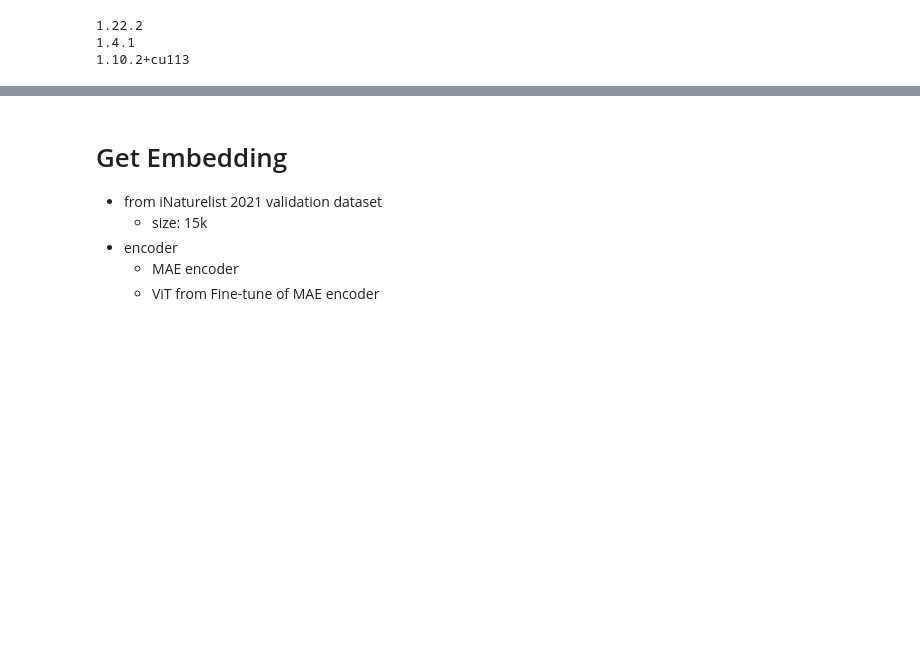
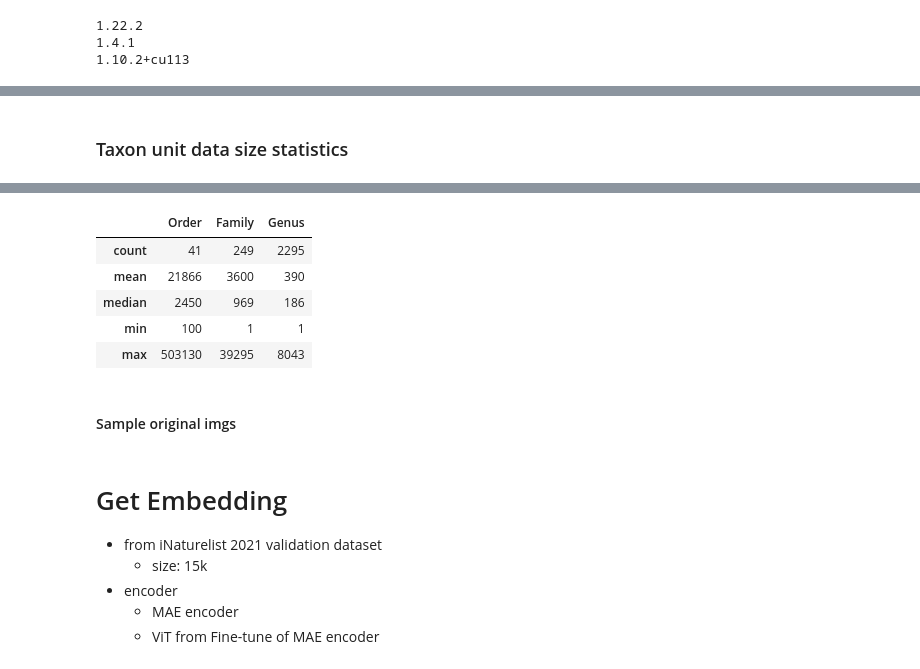
Before and after one commit to YunghuiHsu/ebird_project, a Jupyter notebook: mae/visual_mae.ipynb, the cells around one changed output, grey strips where cells are left out. Saved outputs shown, nothing was run; the diff lists cells and outputs as text; code cells hidden in the pictures; blank space fills up the shorter version.

```diff
--- a/mae/visual_mae.ipynb
+++ b/mae/visual_mae.ipynb
@@ -50,0 +83,30 @@ path_embeddings.mkdir(exist_ok=True, parents=True)
+# %%
+%%time
+
+df_meta =  pd.read_csv(meta_data, index_col=0 )
+# Establish sp_id
+if data_src == 'eBirdTop100':
+    col_obj2cat = ['Format', 'Accessory', 'Asset_State', 'isInternalUser', 'mediaDownloadUrl', 'Playback', 'Microphone', 'Recorder', 'Taxon_Category',
+                   'Age/Sex', 'Asset_Tags', 'Order', 'Behaviors', 'Country', 'Parent_Dir', 'Family', 'Background_Species', 'Genus', 'State', 'County']
+    for col in col_obj2cat :
+        df_meta[col] =  df_meta[col].astype('category')
+
+    col_label = ['Label']
+    col_basic = ['ML_Catalog_Number', 'Dir_FName']
+    col_file = ['Dir_FName', 'Parent_Dir', 'Sci_N']
+    col_taxon = ['Order', 'Family', 'Genus', 'SCI_NAME_2021', 'Sci_Name', 'Parent_Species', 'Taxon_Category']
+    col_geo = ['Country', 'Latitude', 'Longitude']
+    col_time = ['Year', 'Month', 'Day']
+    col_sel = col_label + col_basic + col_taxon + col_geo + col_time
+    df_meta = df_meta[col_sel].copy()
+elif data_src == 'iNat' or  data_src == 'eBird':
+    df_meta.set_axis(df_meta.columns.str.capitalize(), axis='columns', inplace=True)
+    df_meta.rename({'Scientific Name':'Sci_Name'}, axis='columns', inplace=True)
+    df_meta['Sci_Name'] = df_meta.Genus + '_' + df_meta.Specific_epithet
+    df_meta.sort_values(by=['File_name'], inplace=True)
+
+print(f'# of Order : {df_meta.Order.nunique()}')
+print(f'# of Family : {df_meta.Family.nunique()}')
+print(f'# of Genus: {df_meta.Genus.nunique()}')
+
+print(df_meta.columns)
@@ -50,0 +214,14 @@ path_embeddings.mkdir(exist_ok=True, parents=True)
+# %% [markdown]
+### Taxon unit data size statistics
+# %%
+%%time
+def get_taxon_stat(taxon):
+    df = (df_meta.groupby([taxon]).ML_Catalog_Number.agg(['count'],)
+          .agg(['count', 'mean', 'median', 'min', 'max'])
+          .set_axis([taxon], axis=1)).astype(np.uint32)
+    return df
+
+taxon = ['Order', 'Family', 'Genus']
+
+pd.concat([get_taxon_stat(taxon_) for taxon_ in taxon], axis=1)
+# %% [output]
@@ -50,0 +230,8 @@ path_embeddings.mkdir(exist_ok=True, parents=True)
+|  | Order | Family | Genus |
+| count | 41 | 249 | 2295 |
+| mean | 21866 | 3600 | 390 |
+| median | 2450 | 969 | 186 |
+| min | 100 | 1 | 1 |
+| max | 503130 | 39295 | 8043 |
+# %% [markdown]
+#### Sample original imgs
```
Also changed, not shown: parts of 88 cells of this notebook, 1 other file.
